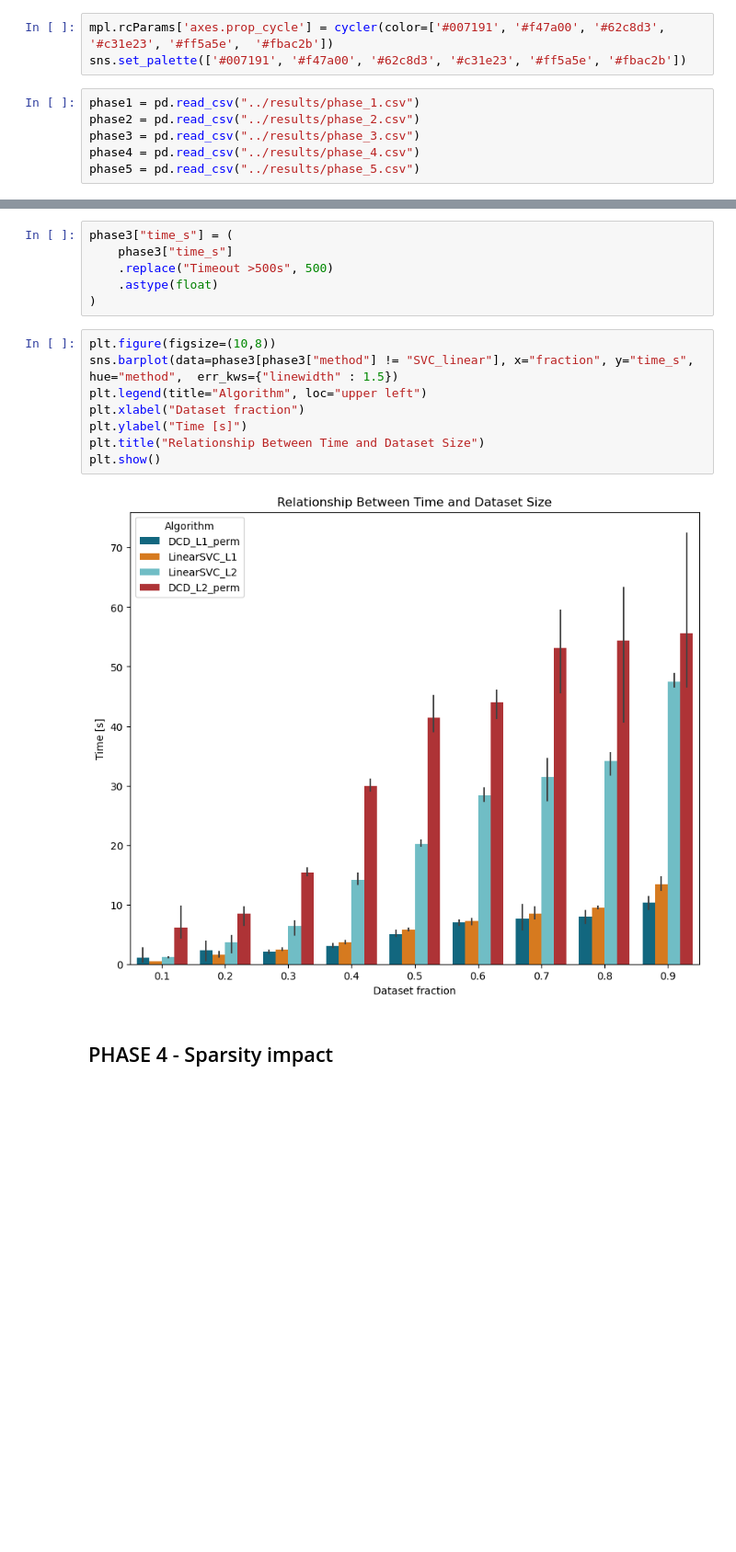
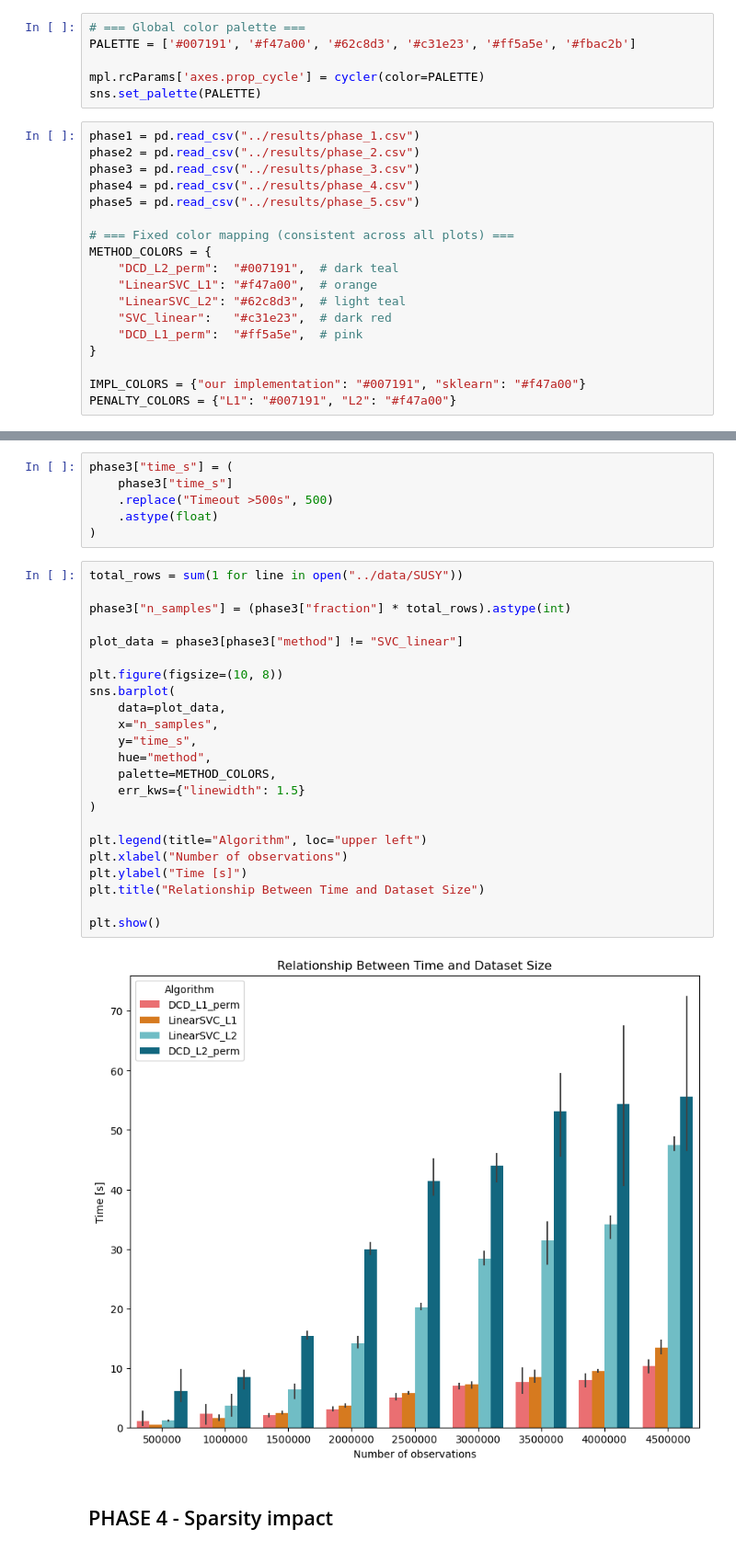
Before and after one commit to xxkaro/CoordinateDescentforDualSVM, a Jupyter notebook: code/visualisations.ipynb, the cells around one changed output, grey strips where cells are left out. Shown at 92% size. Drawn from its saved outputs; the diff is of its cells as text; blank space fills up the shorter version.

```diff
--- a/code/visualisations.ipynb
+++ b/code/visualisations.ipynb
@@ -7,14 +7,29 @@ import matplotlib as mpl
 from cycler import cycler
 import numpy as np
 # %%
-mpl.rcParams['axes.prop_cycle'] = cycler(color=['#007191', '#f47a00', '#62c8d3', '#c31e23', '#ff5a5e',  '#fbac2b'])
-sns.set_palette(['#007191', '#f47a00', '#62c8d3', '#c31e23', '#ff5a5e', '#fbac2b'])
+# === Global color palette ===
+PALETTE = ['#007191', '#f47a00', '#62c8d3', '#c31e23', '#ff5a5e', '#fbac2b']
+
+mpl.rcParams['axes.prop_cycle'] = cycler(color=PALETTE)
+sns.set_palette(PALETTE)
 # %%
 phase1 = pd.read_csv("../results/phase_1.csv")
 phase2 = pd.read_csv("../results/phase_2.csv")
 phase3 = pd.read_csv("../results/phase_3.csv")
 phase4 = pd.read_csv("../results/phase_4.csv")
 phase5 = pd.read_csv("../results/phase_5.csv")
+
+# === Fixed color mapping (consistent across all plots) ===
+METHOD_COLORS = {
+    "DCD_L2_perm":  "#007191",  # dark teal
+    "LinearSVC_L1": "#f47a00",  # orange
+    "LinearSVC_L2": "#62c8d3",  # light teal
+    "SVC_linear":   "#c31e23",  # dark red
+    "DCD_L1_perm":  "#ff5a5e",  # pink
+}
+
+IMPL_COLORS = {"our implementation": "#007191", "sklearn": "#f47a00"}
+PENALTY_COLORS = {"L1": "#007191", "L2": "#f47a00"}
 # %% [markdown]
 ## PHASE 1 - Methods comparison
 # %%
@@ -113,15 +128,30 @@ phase3["time_s"] = (
     .astype(float)
 )
 # %%
-plt.figure(figsize=(10,8))
-sns.barplot(data=phase3[phase3["method"] != "SVC_linear"], x="fraction", y="time_s", hue="method",  err_kws={"linewidth" : 1.5})
+total_rows = sum(1 for line in open("../data/SUSY"))
+
+phase3["n_samples"] = (phase3["fraction"] * total_rows).astype(int)
+
+plot_data = phase3[phase3["method"] != "SVC_linear"]
+
+plt.figure(figsize=(10, 8))
+sns.barplot(
+    data=plot_data,
+    x="n_samples",
+    y="time_s",
+    hue="method",
+    palette=METHOD_COLORS,
+    err_kws={"linewidth": 1.5}
+)
+
 plt.legend(title="Algorithm", loc="upper left")
-plt.xlabel("Dataset fraction")
+plt.xlabel("Number of observations")
 plt.ylabel("Time [s]")
 plt.title("Relationship Between Time and Dataset Size")
+
 plt.show()
 # %% [output]
-[figure, old version]
+[figure, new version]
 # %% [markdown]
 ## PHASE 4 - Sparsity impact
 # %%
```
Also changed, not shown: parts of 19 cells of this notebook.
